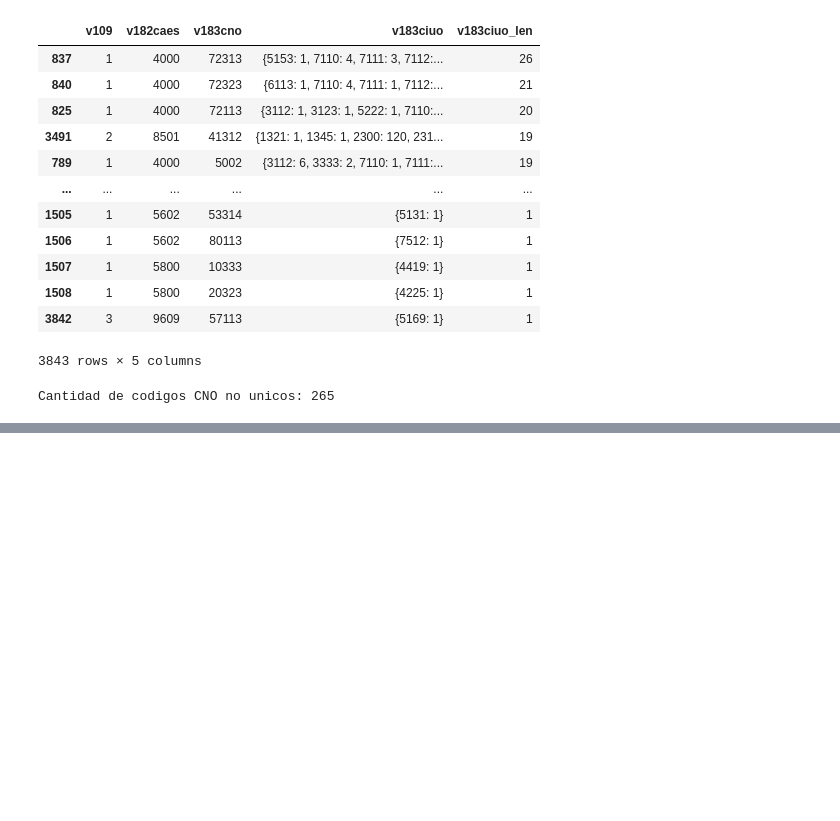
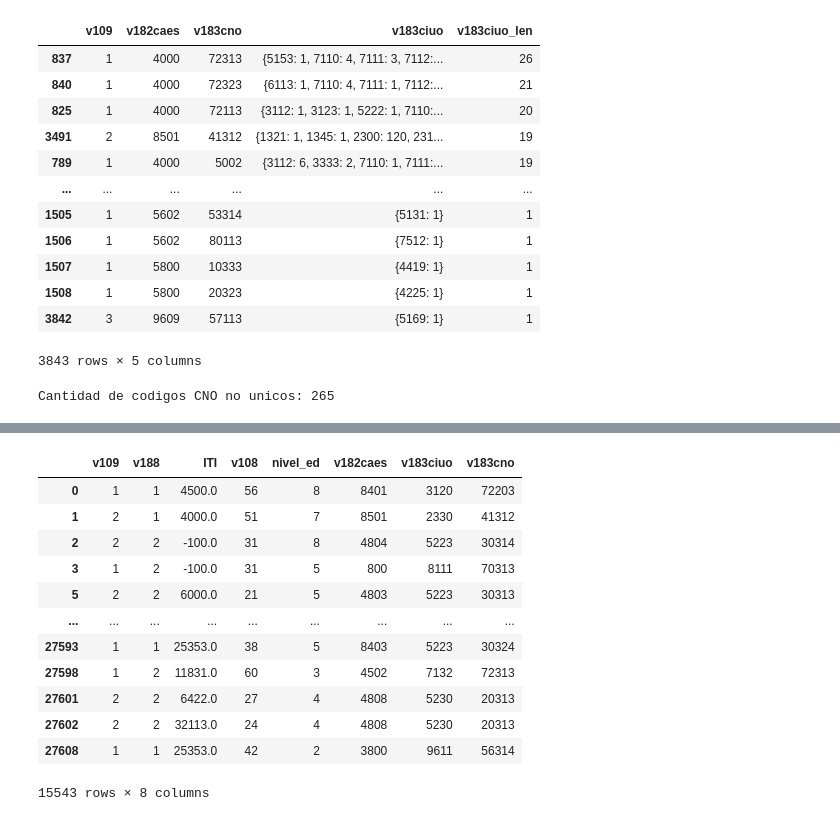
Before and after one commit to aaronbernal28/labor_market_structure_arg, a Jupyter notebook: notebooks/enes_cno.ipynb, the cells around one changed output, grey strips where cells are left out. Saved outputs shown, nothing was run; the diff lists cells and outputs as text; code cells hidden in the pictures; blank space fills up the shorter version.

```diff
--- a/notebooks/enes_cno.ipynb
+++ b/notebooks/enes_cno.ipynb
@@ -214,0 +330,37 @@ Cantidad de codigos CNO no unicos: 265
+# %%
+df = pd.read_csv(path, sep=";")
+df = df[["v109", "v188", "ITI", "v108", "nivel_ed", "v182caes", "v183ciuo", "v183cno"]]
+
+# Limpieza básica
+df_copy = df.copy()
+df_copy = df_copy.dropna(subset=["v182caes", "v183ciuo", "v183cno"], how="any")
+df_copy["v182caes"] = df_copy["v182caes"].astype(int)
+df_copy["v183ciuo"] = df_copy["v183ciuo"].astype(int)
+df_copy["v183cno"] = df_copy["v183cno"].astype(int)
+df_copy = df_copy[
+	(df_copy["v182caes"] < 9999)
+	& (df_copy["v183ciuo"] < 9999)
+	& (df_copy["v183cno"] < 99999)
+]
+
+# Llenado de valores faltantes en v109, v188, ITI, v108, y nivel_ed
+df_copy["v109"] = df_copy["v109"].fillna(-1).astype(int)
+df_copy["v188"] = df_copy["v188"].fillna(-1).astype(int)
+df_copy["ITI"] = df_copy["ITI"].fillna(-100).astype(float)
+df_copy["v108"] = df_copy["v108"].fillna(-1).astype(int)
+df_copy["nivel_ed"] = df_copy["nivel_ed"].fillna(-1).astype(int)
+df_copy
+# %% [output]
+|  | v109 | v188 | ITI | v108 | nivel_ed | v182caes | v183ciuo | v183cno |
+| 0 | 1 | 1 | 4500.0 | 56 | 8 | 8401 | 3120 | 72203 |
+| 1 | 2 | 1 | 4000.0 | 51 | 7 | 8501 | 2330 | 41312 |
+| 2 | 2 | 2 | -100.0 | 31 | 8 | 4804 | 5223 | 30314 |
+| 3 | 1 | 2 | -100.0 | 31 | 5 | 800 | 8111 | 70313 |
+| 5 | 2 | 2 | 6000.0 | 21 | 5 | 4803 | 5223 | 30313 |
+| ... | ... | ... | ... | ... | ... | ... | ... | ... |
+| 27593 | 1 | 1 | 25353.0 | 38 | 5 | 8403 | 5223 | 30324 |
+| 27598 | 1 | 2 | 11831.0 | 60 | 3 | 4502 | 7132 | 72313 |
+| 27601 | 2 | 2 | 6422.0 | 27 | 4 | 4808 | 5230 | 20313 |
+| 27602 | 2 | 2 | 32113.0 | 24 | 4 | 4808 | 5230 | 20313 |
+| 27608 | 1 | 1 | 25353.0 | 42 | 2 | 3800 | 9611 | 56314 |
+15543 rows × 8 columns
```
Also changed, not shown: parts of 19 cells of this notebook, 1 other file.
